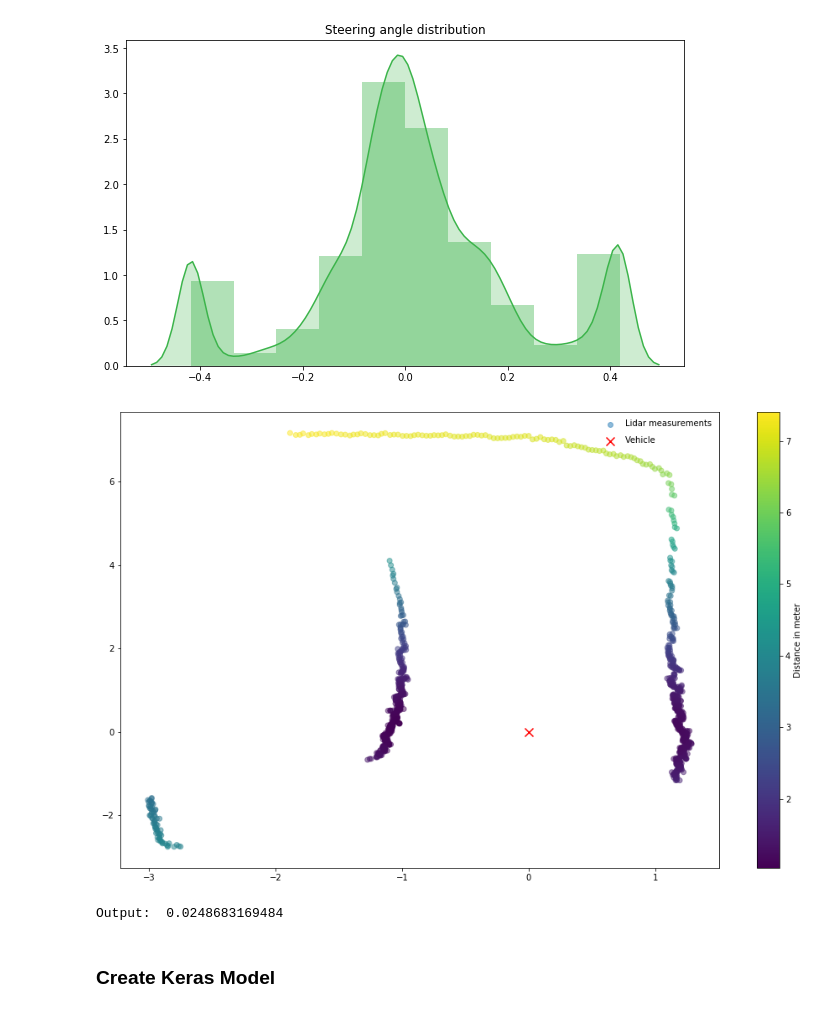
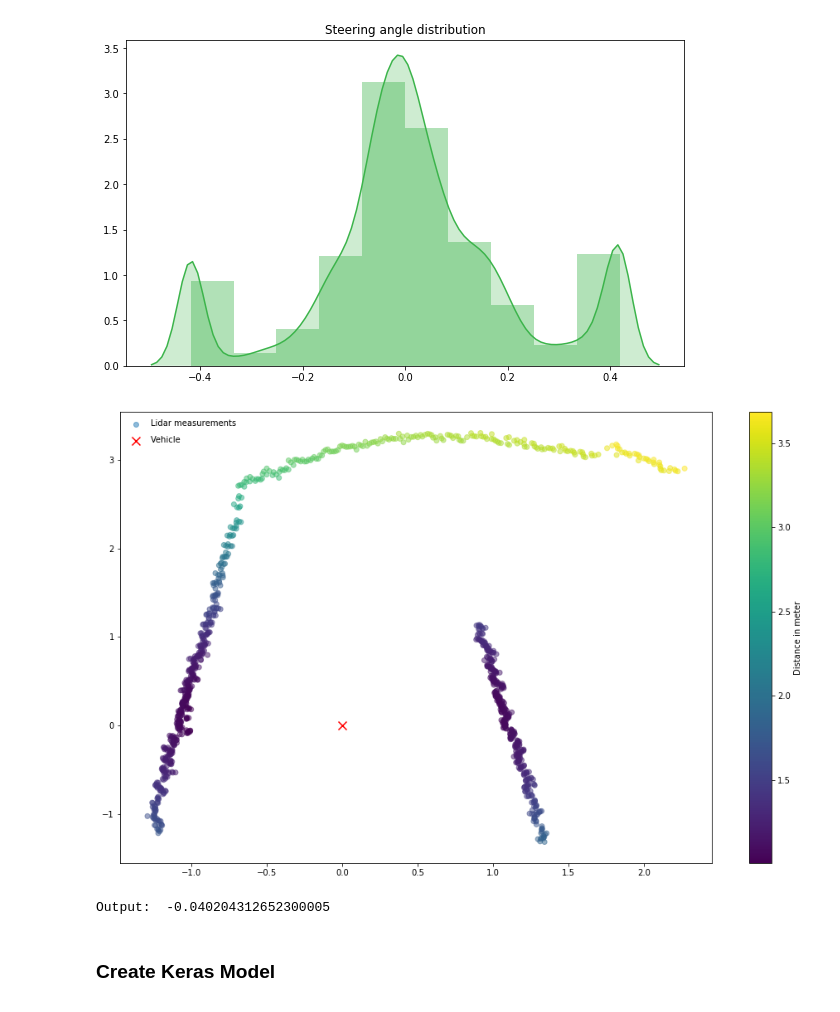
Before and after one commit to jonajo15/f1tenth-policy, a Jupyter notebook: policy_network.ipynb, the cells around one changed output. Saved outputs shown, nothing was run; the diff lists cells and outputs as text; code cells hidden in the pictures.

```diff
--- a/policy_network.ipynb
+++ b/policy_network.ipynb
@@ -85,32 +92,32 @@ plt.show()
 # %%
 angle_inc = math.radians(0.25)
 angle_start = -math.radians(45)
 
-SEQ_IDX = 500
+SEQ_IDX = 400
 data_plot = X[SEQ_IDX]
 
 x_ = []
 y_ = []
 
 for i in range(len(data_plot)):
     angle = angle_start + i * angle_inc
     x_.append(data_plot[i]*math.cos(angle))
     y_.append(data_plot[i]*math.sin(angle))
 
 norm = mpl.colors.Normalize(vmin=np.amin(data_plot), vmax=np.amax(data_plot))
 
 fig = plt.figure(figsize=(16,10))
 plt.scatter(x_,y_, c=(data_plot), cmap='viridis', marker='o', alpha=0.5, label='Lidar measurements')
 plt.scatter(x=0, y=0,s=100, c='r', marker="x", label='Vehicle')
 plt.axis(aspect='equal')
 
 plt.colorbar(mpl.cm.ScalarMappable(norm=norm), label='Distance in meter')
 plt.legend(labelspacing=1,frameon=False)
 plt.show()
 print("Output: ", y[SEQ_IDX])
 # %% [output]
-[figure, old version]
+[figure, new version]
-Output:  0.0248683169484
+Output:  -0.040204312652300005
 # %% [markdown]
 ### Create Keras Model
 # %%
```
Also changed, not shown: parts of 15 cells of this notebook, 18 other files.
